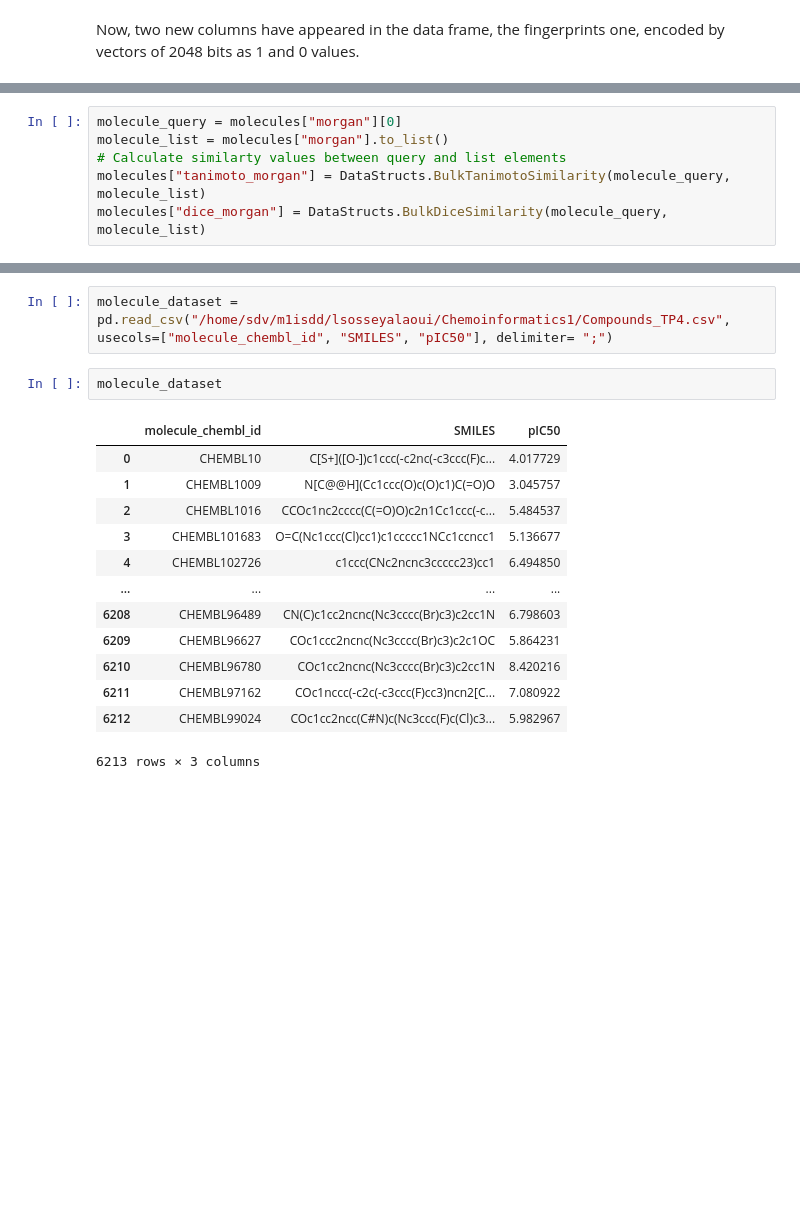
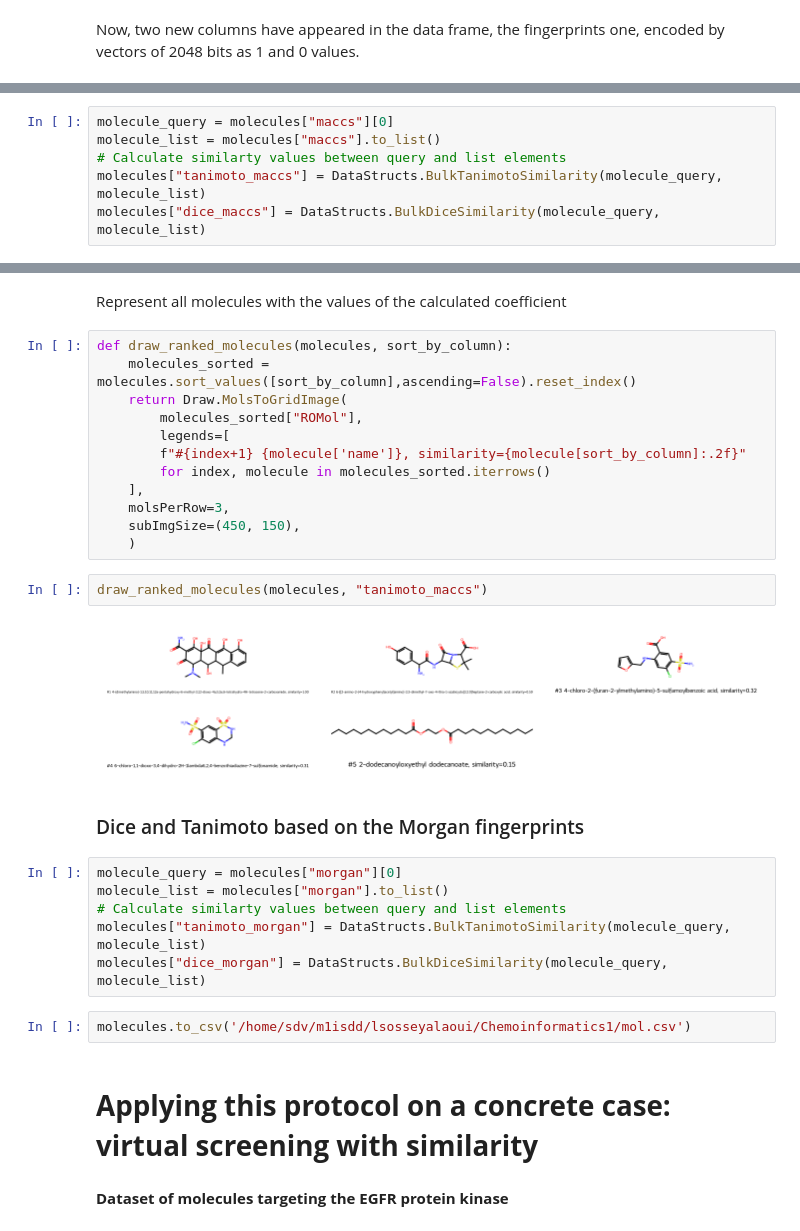
Before and after one commit to LeopoldSossey/Virtual-Screening-Based-on-Similarity-Principles, a Jupyter notebook: Chemoinfortic_TP4.ipynb, the cells around one changed output, grey strips where cells are left out. Drawn from its saved outputs; the diff is of its cells as text; blank space fills up the shorter version.

```diff
--- a/Chemoinfortic_TP4.ipynb
+++ b/Chemoinfortic_TP4.ipynb
@@ -96,7 +101,6 @@ Molecular similarity by Tanimoto and Dice coefficient:
 # %%
-molecule_query = molecules["morgan"][0]
-molecule_list = molecules["morgan"].to_list()
+molecule_query = molecules["maccs"][0]
+molecule_list = molecules["maccs"].to_list()
 # Calculate similarty values between query and list elements
-molecules["tanimoto_morgan"] = DataStructs.BulkTanimotoSimilarity(molecule_query, molecule_list)
-molecules["dice_morgan"] = DataStructs.BulkDiceSimilarity(molecule_query,
-molecule_list)
+molecules["tanimoto_maccs"] = DataStructs.BulkTanimotoSimilarity(molecule_query, molecule_list)
+molecules["dice_maccs"] = DataStructs.BulkDiceSimilarity(molecule_query, molecule_list)
@@ -107,19 +132,33 @@ molecules.to_csv("mol.csv")
+# %% [markdown]
+Represent all molecules with the values of the calculated coefficient
+# %%
+def draw_ranked_molecules(molecules, sort_by_column):
+    molecules_sorted = molecules.sort_values([sort_by_column],ascending=False).reset_index()
+    return Draw.MolsToGridImage(
+        molecules_sorted["ROMol"],
+        legends=[
+        f"#{index+1} {molecule['name']}, similarity={molecule[sort_by_column]:.2f}"
+        for index, molecule in molecules_sorted.iterrows()
+    ],
+    molsPerRow=3,
+    subImgSize=(450, 150),
+    )
+# %%
+draw_ranked_molecules(molecules, "tanimoto_maccs")
+# %% [output]
+[figure, added]
+# %% [markdown]
+### Dice and Tanimoto based on the Morgan fingerprints
 # %%
-molecule_dataset = pd.read_csv("/home/sdv/m1isdd/lsosseyalaoui/Chemoinformatics1/Compounds_TP4.csv",
-usecols=["molecule_chembl_id", "SMILES", "pIC50"], delimiter= ";")
+molecule_query = molecules["morgan"][0]
+molecule_list = molecules["morgan"].to_list()
+# Calculate similarty values between query and list elements
+molecules["tanimoto_morgan"] = DataStructs.BulkTanimotoSimilarity(molecule_query, molecule_list)
+molecules["dice_morgan"] = DataStructs.BulkDiceSimilarity(molecule_query,
+molecule_list)
 # %%
-molecule_dataset
+molecules.to_csv('/home/sdv/m1isdd/lsosseyalaoui/Chemoinformatics1/mol.csv')
-# %% [output]
-|  | molecule_chembl_id | SMILES | pIC50 |
-| 0 | CHEMBL10 | C[S+]([O-])c1ccc(-c2nc(-c3ccc(F)c... | 4.017729 |
-| 1 | CHEMBL1009 | N[C@@H](Cc1ccc(O)c(O)c1)C(=O)O | 3.045757 |
-| 2 | CHEMBL1016 | CCOc1nc2cccc(C(=O)O)c2n1Cc1ccc(-c... | 5.484537 |
-| 3 | CHEMBL101683 | O=C(Nc1ccc(Cl)cc1)c1ccccc1NCc1ccncc1 | 5.136677 |
-| 4 | CHEMBL102726 | c1ccc(CNc2ncnc3ccccc23)cc1 | 6.494850 |
-| ... | ... | ... | ... |
-| 6208 | CHEMBL96489 | CN(C)c1cc2ncnc(Nc3cccc(Br)c3)c2cc1N | 6.798603 |
-| 6209 | CHEMBL96627 | COc1ccc2ncnc(Nc3cccc(Br)c3)c2c1OC | 5.864231 |
-| 6210 | CHEMBL96780 | COc1cc2ncnc(Nc3cccc(Br)c3)c2cc1N | 8.420216 |
-| 6211 | CHEMBL97162 | COc1nccc(-c2c(-c3ccc(F)cc3)ncn2[C... | 7.080922 |
-| 6212 | CHEMBL99024 | COc1cc2ncc(C#N)c(Nc3ccc(F)c(Cl)c3... | 5.982967 |
-6213 rows × 3 columns
+# %% [markdown]
+# **Applying this protocol on a concrete case: virtual screening with similarity**
+# %% [markdown]
+**Dataset of molecules targeting the EGFR protein kinase**
```
Also changed, not shown: parts of 35 cells of this notebook, 1 other file.
